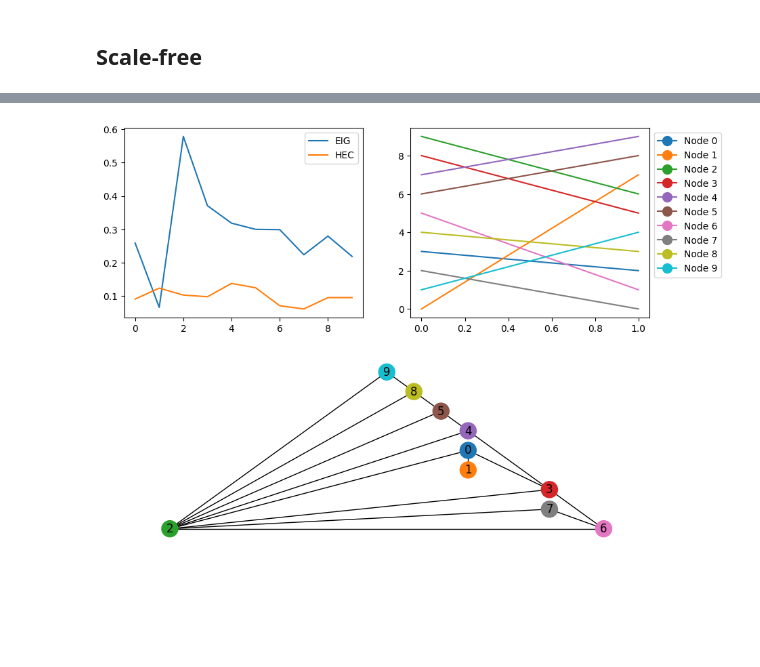
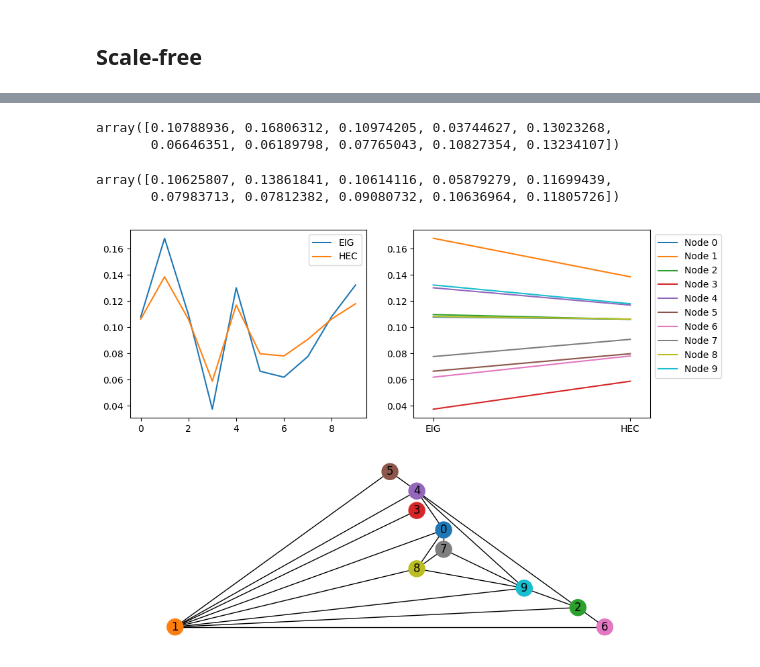
Before and after one commit to LaComarca-Lab/non-uniform-hypergraphs, a Jupyter notebook: Test-PairwiseHypergraph.ipynb, the cells around one changed output, grey strips where cells are left out. Drawn from its saved outputs; the diff is of its cells as text; code cells hidden in the pictures; blank space fills up the shorter version.

```diff
--- a/Test-PairwiseHypergraph.ipynb
+++ b/Test-PairwiseHypergraph.ipynb
@@ -116,3 +129,5 @@ HEC = list(xgi.HEC_centrality(H3).values())[:-1]
+# %%
+HEC = list(OrderedDict(sorted(HEC.items())).values())
 # %%
 KT(EIG, HEC).statistic
 # %% [output]
@@ -120,32 +135,41 @@ KT(EIG, HEC).statistic
+# %%
+EIG /= np.sum(EIG)
+EIG
+# %% [output]
+array([0.10788936, 0.16806312, 0.10974205, 0.03744627, 0.13023268,
+       0.06646351, 0.06189798, 0.07765043, 0.10827354, 0.13234107])
+# %%
+HEC /= np.sum(HEC)
+HEC
+# %% [output]
+array([0.10625807, 0.13861841, 0.10614116, 0.05879279, 0.11699439,
+       0.07983713, 0.07812382, 0.09080732, 0.10636964, 0.11805726])
+# %%
+cents = np.stack((EIG, HEC)).T
 # %%
 fig = plt.figure(figsize=(10,8))
 
 ax1 = fig.add_subplot(221)
 ax2 = fig.add_subplot(222)
 
 # First figure
 
 ax1.plot(EIG, label='EIG')
 ax1.plot(HEC, label='HEC')
 ax1.legend()
 
 # Second figure
 
-sortEIG = np.argsort(np.argsort(EIG))
-sortHEC = np.argsort(np.argsort(HEC))
+ax2.set_xlim(-0.1,1.1)
+ax2.set_xticks([0,1], ['EIG', 'HEC'])
 
-colors = plt.rcParams['axes.prop_cycle'].by_key()['color']
+for i, row in enumerate(cents):
+    ax2.plot(row, color=colors[i], label=f'Node {i}')
 
-legend_elements = []
-for i in range(len(sortEIG)):
-    ax2.plot([0,1], [sortEIG[i], sortHEC[i]], color=colors[i])
-    legend_elements.append(Line2D([0], [0], marker='o', color=colors[i], label=f'Node {i}', linestyle=None, markersize=10))
-
-ax2.legend(handles=legend_elements, bbox_to_anchor=(1,1))
-
+ax2.legend(bbox_to_anchor=(1,1))
 
 # Graph:
 ax3 = fig.add_subplot(212)
 nx.draw_planar(G, ax=ax3, with_labels=True, node_color=colors[:len(sortEIG)])
 # %% [output]
-[figure, old version]
+[figure, new version]
```
Also changed, not shown: parts of 19 cells of this notebook, 2 other files.
